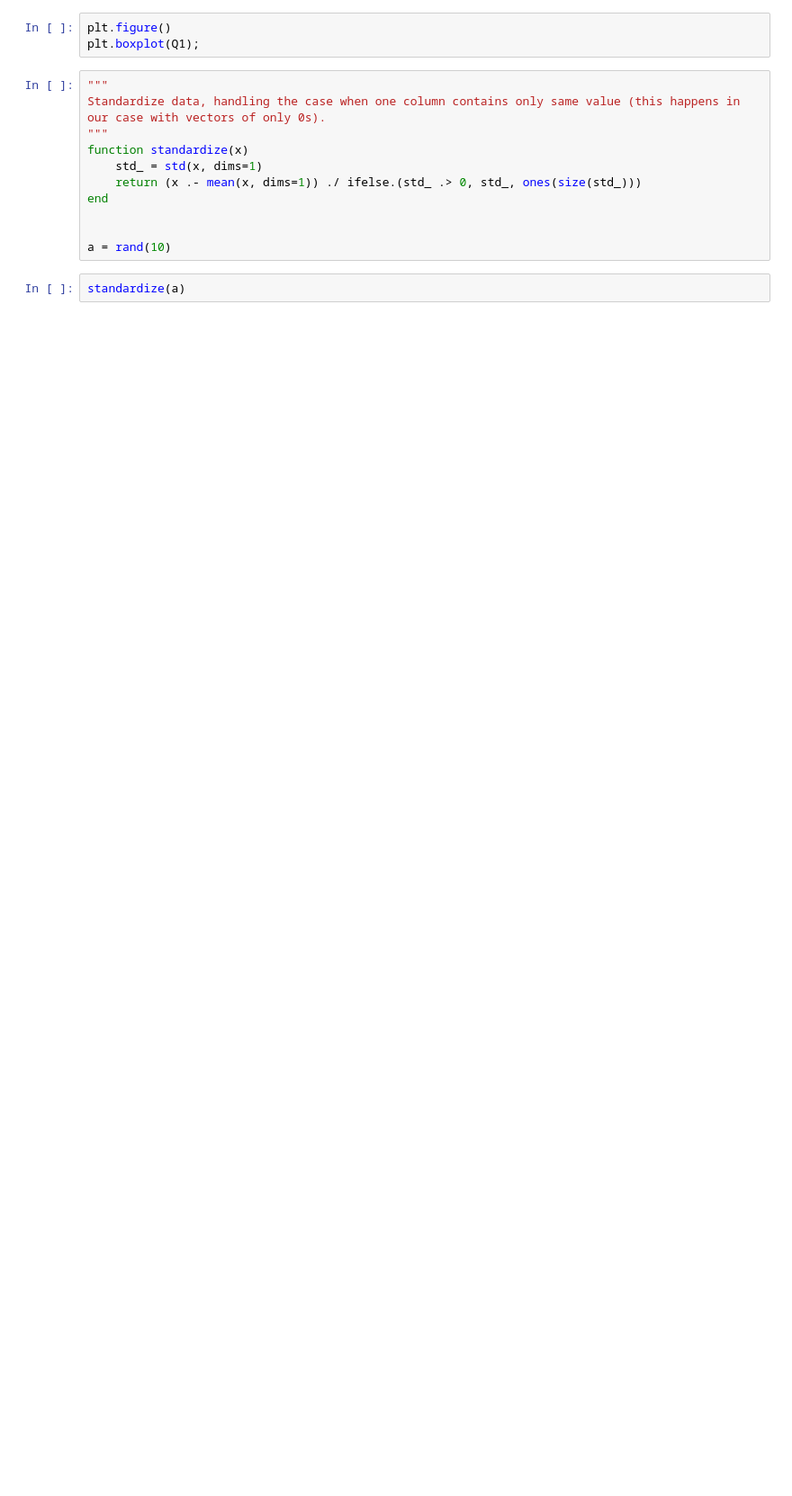
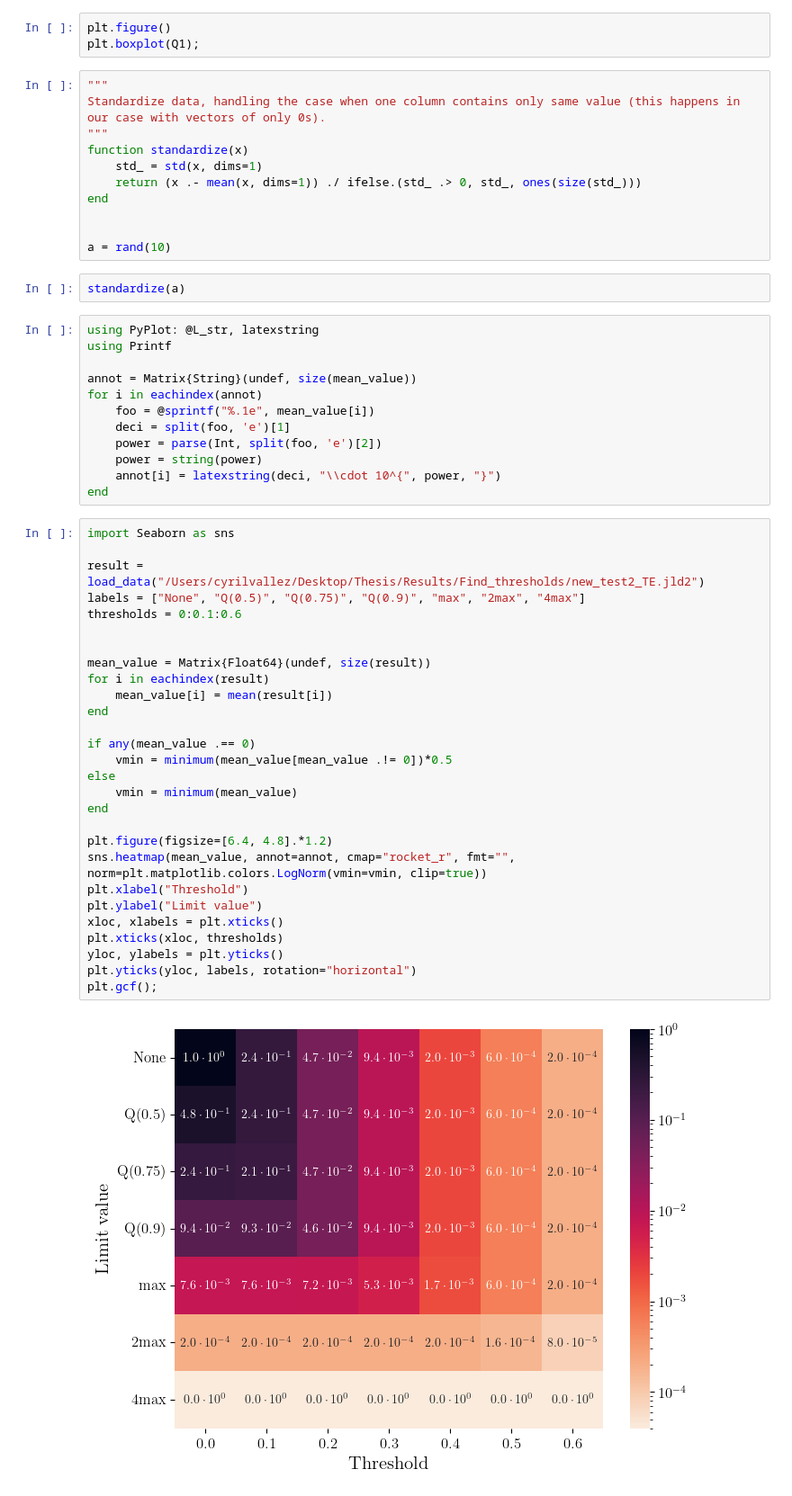
Before and after one commit to Cyrilvallez/Measuring-Influence-Twitter, a Jupyter notebook: Julia/Notebooks/test.ipynb, the cells around one changed output. Shown at 90% size. Drawn from its saved outputs; the diff is of its cells as text; blank space fills up the shorter version.

```diff
--- a/Julia/Notebooks/test.ipynb
+++ b/Julia/Notebooks/test.ipynb
@@ -1159,3 +1182,45 @@ end
 a = rand(10)
 # %%
 standardize(a)
+# %%
+using PyPlot: @L_str, latexstring
+using Printf
+
+annot = Matrix{String}(undef, size(mean_value))
+for i in eachindex(annot)
+    foo = @sprintf("%.1e", mean_value[i])
+    deci = split(foo, 'e')[1]
+    power = parse(Int, split(foo, 'e')[2])
+    power = string(power)
+    annot[i] = latexstring(deci, "\\cdot 10^{", power, "}")
+end
+# %%
+import Seaborn as sns
+
+result = load_data("/Users/cyrilvallez/Desktop/Thesis/Results/Find_thresholds/new_test2_TE.jld2")
+labels = ["None", "Q(0.5)", "Q(0.75)", "Q(0.9)", "max", "2max", "4max"]
+thresholds = 0:0.1:0.6
+
+
+mean_value = Matrix{Float64}(undef, size(result))
+for i in eachindex(result)
+    mean_value[i] = mean(result[i])
+end
+
+if any(mean_value .== 0)
+    vmin = minimum(mean_value[mean_value .!= 0])*0.5
+else
+    vmin = minimum(mean_value)
+end
+
+plt.figure(figsize=[6.4, 4.8].*1.2)
+sns.heatmap(mean_value, annot=annot, cmap="rocket_r", fmt="", norm=plt.matplotlib.colors.LogNorm(vmin=vmin, clip=true))
+plt.xlabel("Threshold")
+plt.ylabel("Limit value")
+xloc, xlabels = plt.xticks()
+plt.xticks(xloc, thresholds)
+yloc, ylabels = plt.yticks()
+plt.yticks(yloc, labels, rotation="horizontal")
+plt.gcf();
+# %% [output]
+[figure, added]
```
Also changed, not shown: parts of 10 cells of this notebook, 4 other files.
